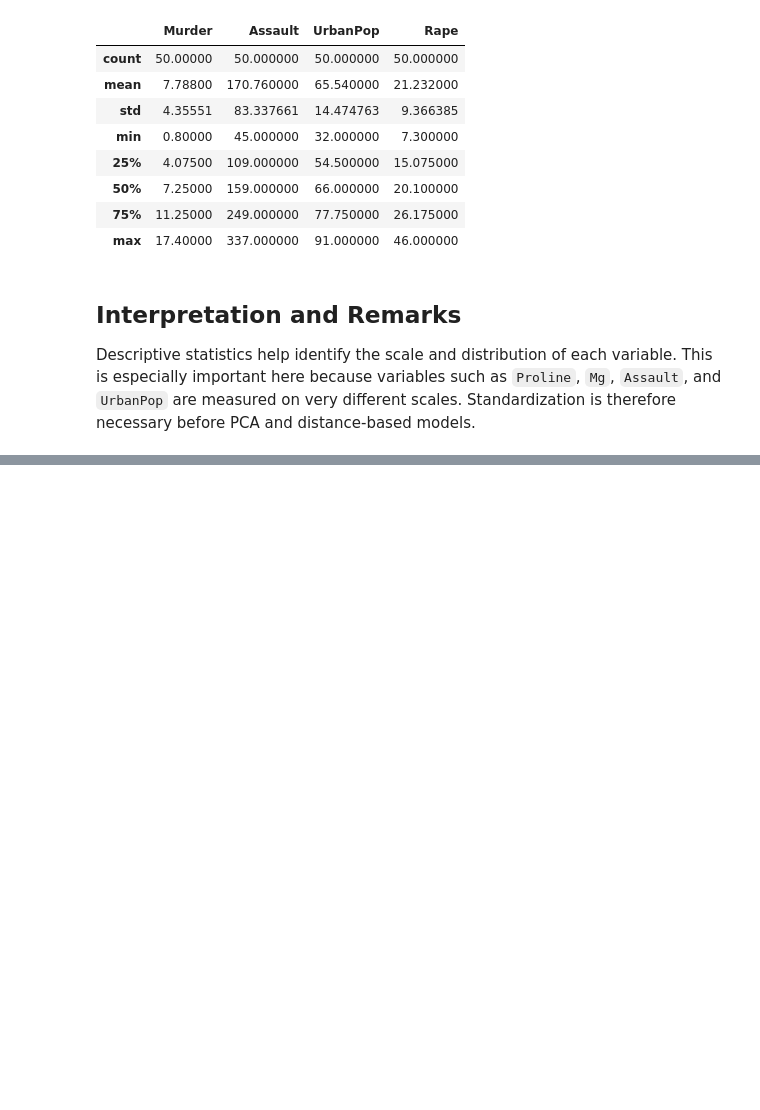
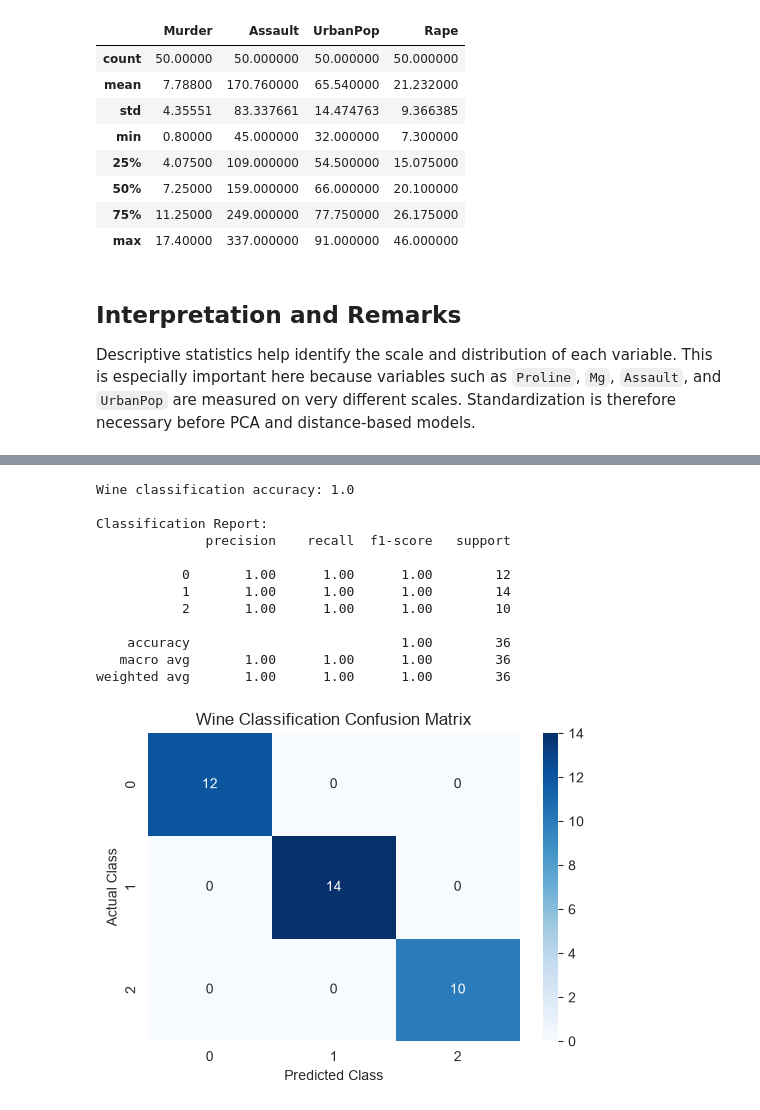
Before and after one commit to gmkinuthia/datavine-analytics-summative-lab_G9, a Jupyter notebook: DataVine_Summative_Lab_Assignment_G9.ipynb, the cells around one changed output, grey strips where cells are left out. Saved outputs shown, nothing was run; the diff lists cells and outputs as text; code cells hidden in the pictures; blank space fills up the shorter version.

```diff
--- a/DataVine_Summative_Lab_Assignment_G9.ipynb
+++ b/DataVine_Summative_Lab_Assignment_G9.ipynb
@@ -289,0 +345,14 @@ Descriptive statistics help identify the scale and distribution of each variable
+# %%
+# Split the PCA-transformed wine data into training and testing sets
+# 80% of the data is used for training and 20% for testing
+# stratify ensures that each wine class is proportionally represented in both sets
+X_train, X_test, y_train, y_test = train_test_split(
+    X_wine_pca,
+    y_wine_encoded,
+    test_size=0.20,
+    random_state=42,
+    stratify=y_wine_encoded
+)
+
+print("Training set size:", X_train.shape)
+print("Testing set size:", X_test.shape)
@@ -289,0 +401,39 @@ Descriptive statistics help identify the scale and distribution of each variable
+# %%
+# Retrieve the best k-NN model identified by GridSearchCV
+best_knn_model = knn_grid_search.best_estimator_
+
+# Use the best model to predict wine classes for the test set
+wine_predictions = best_knn_model.predict(X_test)
+
+# Calculate model accuracy
+wine_accuracy = accuracy_score(y_test, wine_predictions)
+
+print("Wine classification accuracy:", round(wine_accuracy, 4))
+
+# Print a detailed classification report
+print("\nClassification Report:")
+print(classification_report(y_test, wine_predictions))
+
+# Create and display confusion matrix
+wine_cm = confusion_matrix(y_test, wine_predictions)
+
+plt.figure(figsize=(6, 4))
+sns.heatmap(wine_cm, annot=True, fmt="d", cmap="Blues")
+plt.title("Wine Classification Confusion Matrix")
+plt.xlabel("Predicted Class")
+plt.ylabel("Actual Class")
+plt.show()
+# %% [output]
+Wine classification accuracy: 1.0
+
+Classification Report:
+              precision    recall  f1-score   support
+
+           0       1.00      1.00      1.00        12
+           1       1.00      1.00      1.00        14
+           2       1.00      1.00      1.00        10
+
+    accuracy                           1.00        36
+   macro avg       1.00      1.00      1.00        36
+weighted avg       1.00      1.00      1.00        36
+[figure, added]
```
Also changed, not shown: parts of 12 cells of this notebook.
